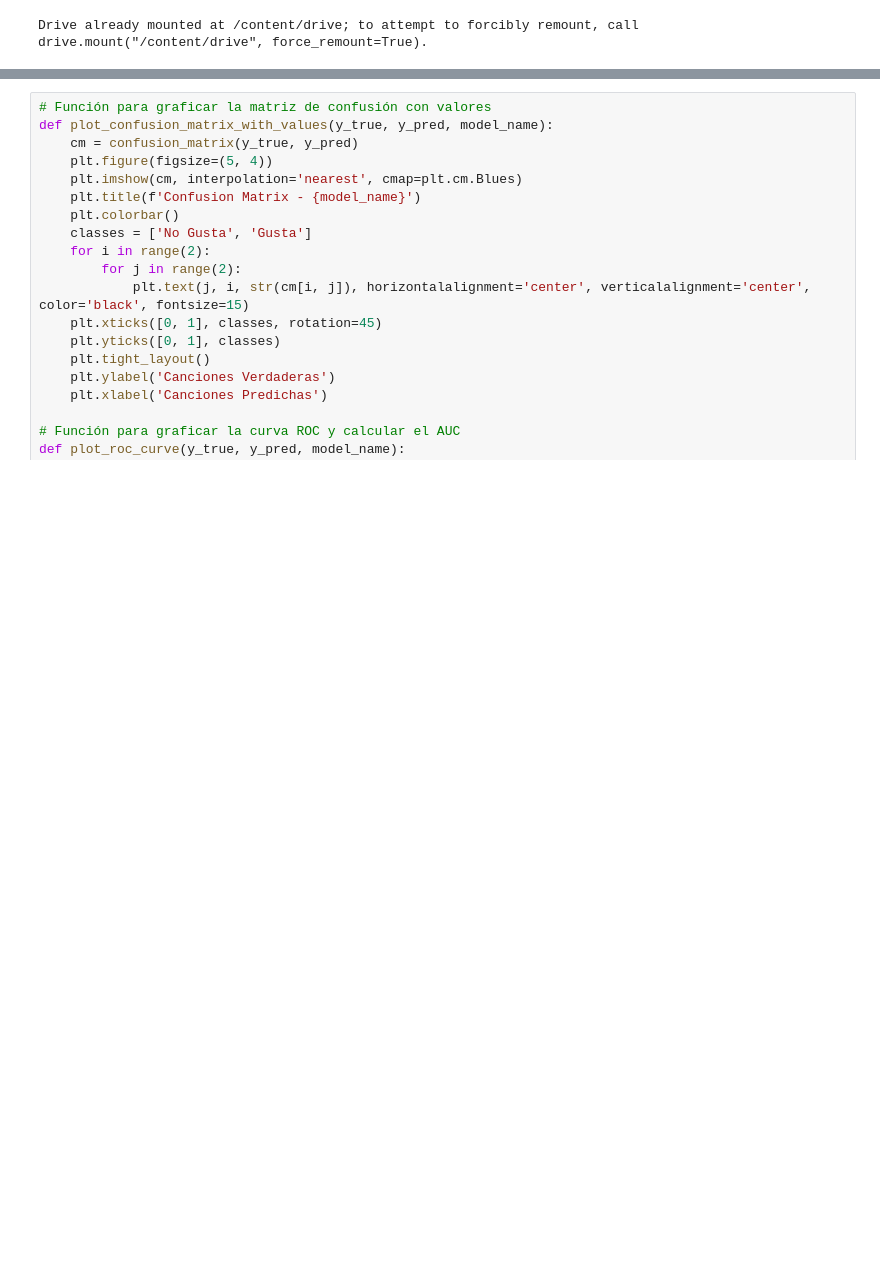
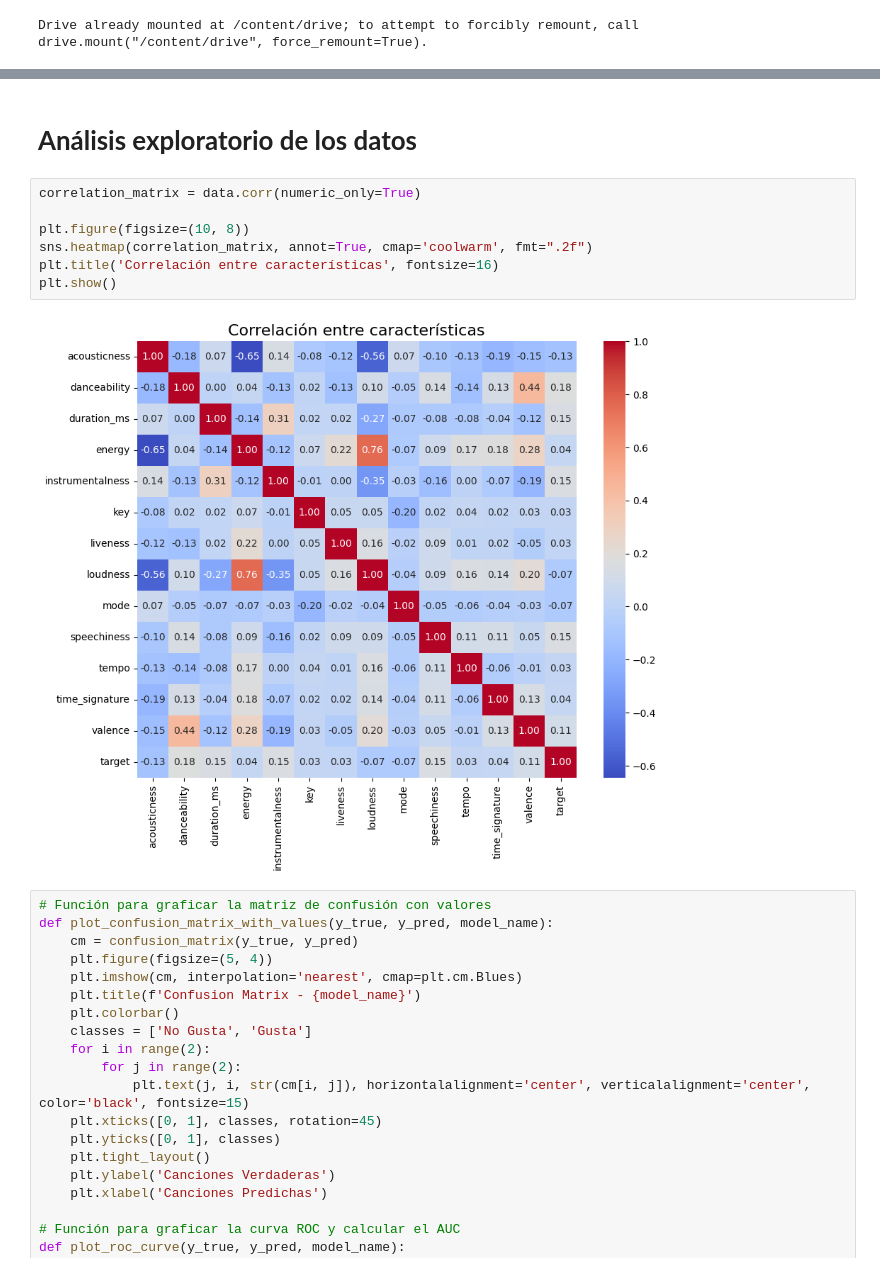
Before and after one commit to norgaston/laboratorio2-mlbd, a Jupyter notebook: Laboratorio_2.ipynb, the cells around one changed output, grey strips where cells are left out. Drawn from its saved outputs; the diff is of its cells as text; blank space fills up the shorter version.

```diff
--- a/Laboratorio_2.ipynb
+++ b/Laboratorio_2.ipynb
@@ -59,6 +62,17 @@ Data columns (total 16 columns):
  15  artist            2017 non-null   object
 dtypes: float64(10), int64(4), object(2)
 memory usage: 252.2+ KB
+# %% [markdown]
+# **Análisis exploratorio de los datos**
+# %%
+correlation_matrix = data.corr(numeric_only=True)
+
+plt.figure(figsize=(10, 8))
+sns.heatmap(correlation_matrix, annot=True, cmap='coolwarm', fmt=".2f")
+plt.title('Correlación entre características', fontsize=16)
+plt.show()
+# %% [output]
+[figure, added]
 # %%
 # Función para graficar la matriz de confusión con valores
 def plot_confusion_matrix_with_values(y_true, y_pred, model_name):
```
Also changed, not shown: parts of 18 cells of this notebook.
